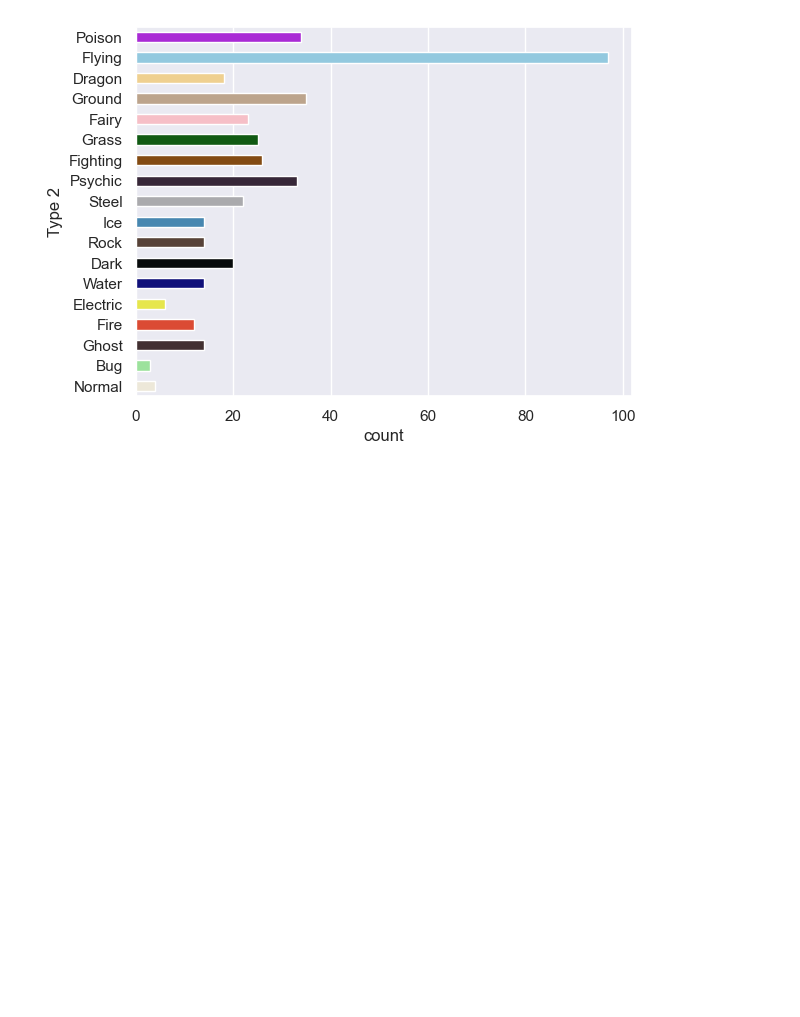
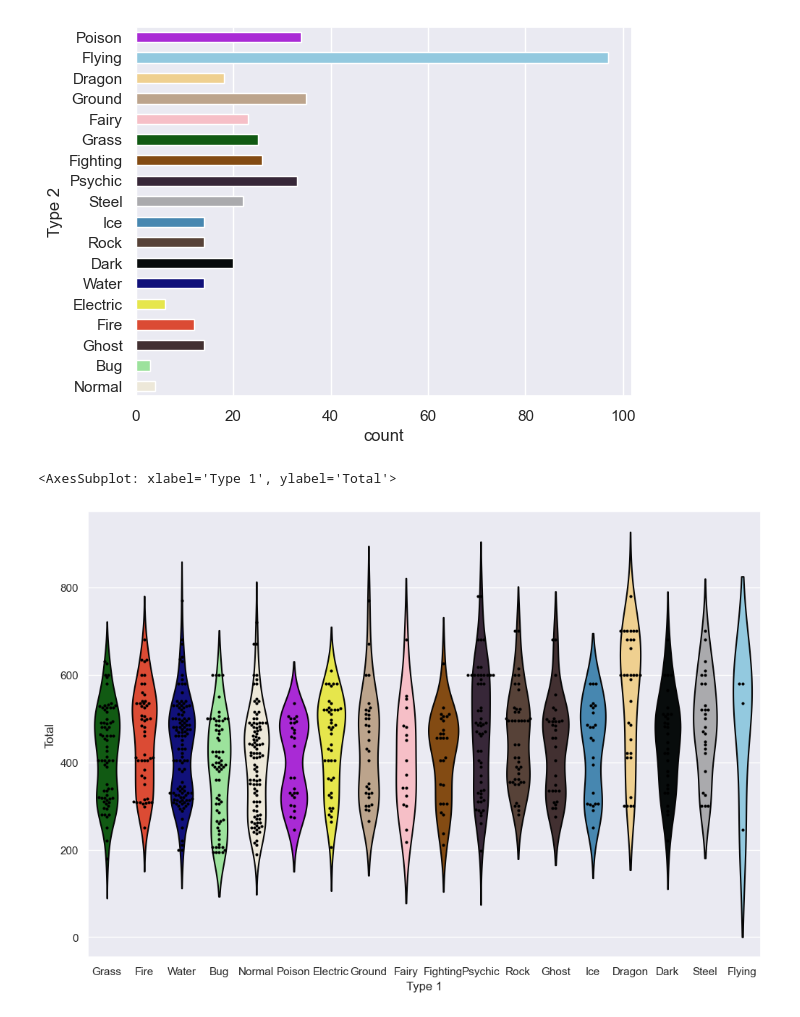
Before and after one commit to krustz/Pokemon_Type_Stat_Correlation, a Jupyter notebook: Correlations_Notebook.ipynb, the cells around one changed output. Saved outputs shown, nothing was run; the diff lists cells and outputs as text; code cells hidden in the pictures; blank space fills up the shorter version.

Commit message:
Update Correlations_Notebook.ipynb
added swarm and violin plots for total stats of type 1

```diff
--- a/Correlations_Notebook.ipynb
+++ b/Correlations_Notebook.ipynb
@@ -24,3 +24,11 @@ sn.countplot(y=df["Type 2"], width = .5, palette=p)
 # %% [output]
 <AxesSubplot: xlabel='count', ylabel='Type 2'>
 [figure]
+# %%
+plt.figure(figsize=(12,8))
+
+sn.swarmplot(x='Type 1', y= 'Total', data=df, color='#000000', size=3)
+sn.violinplot(x='Type 1', y= 'Total', data=df, palette=p, inner=None)
+# %% [output]
+<AxesSubplot: xlabel='Type 1', ylabel='Total'>
+[figure, added]
```
Also changed, not shown: parts of 1 cell of this notebook.
